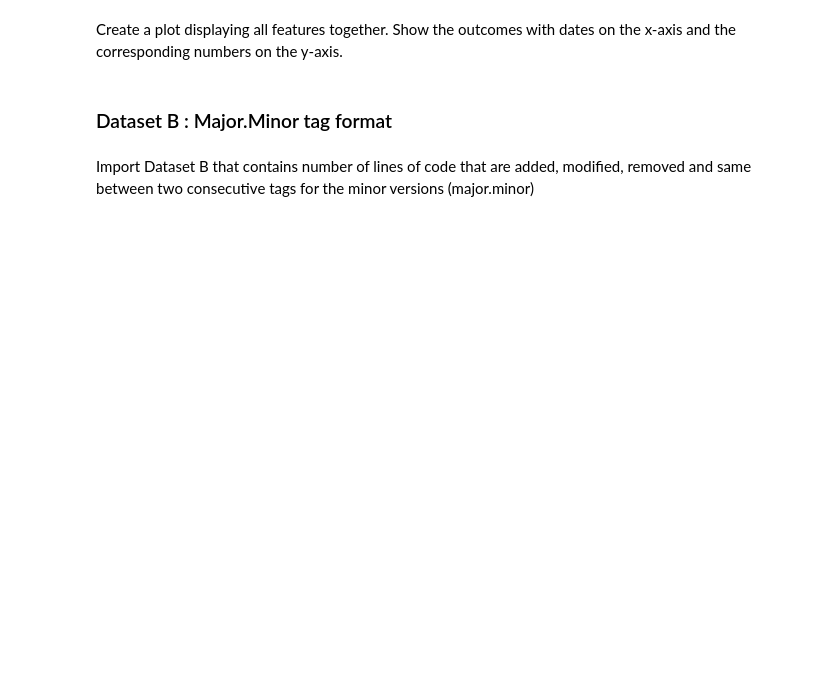
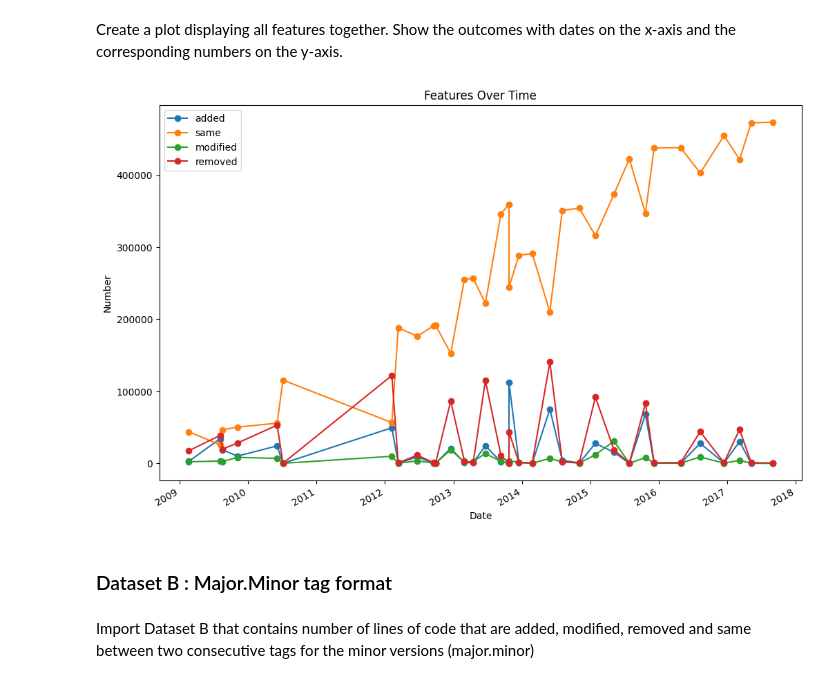
Before and after one commit to DanLoris/Software-Evolution-Practical-Lehmans-Laws, a Jupyter notebook: LawsSoftEvol_CodeCounting.ipynb, the cells around one changed output. Cells and saved outputs as stored; diff of their text form; code cells hidden in the pictures; blank space fills up the shorter version.

```diff
--- a/LawsSoftEvol_CodeCounting.ipynb
+++ b/LawsSoftEvol_CodeCounting.ipynb
@@ -457,4 +489,10 @@ Exclude all comment lines and verify if the Law of Increasing Growth applies aft
 # %% [markdown]
 Import Dataset A that contains number of lines of code that are added, modified, removed and same between two consecutive tags for the three component versions (major.minor.patch)
 # %%
+import pandas as pd
 # WRITE YOUR CODE HERE
+# Read the CSV file into a DataFrame
+set_A = pd.read_csv("data/LawContinuingChangeDatasetA.csv")
+
+# Display the DataFrame
+print(set_A)
@@ -462,6 +518,23 @@ Import Dataset A that contains number of lines of code that are added, modified,
 Create a plot displaying all features together. Show the outcomes with dates on the x-axis and the corresponding numbers on the y-axis.
 # %%
 # WRITE YOUR CODE HERE
+
+# Convert 'date' column to datetime
+set_A['date'] = pd.to_datetime(set_A['date'])
+
+# Set 'date' as index
+set_A.set_index('date', inplace=True)
+
+# Plot all features
+set_A.plot(figsize=(12, 8), linestyle='-', marker='o')
+
+plt.xlabel('Date')
+plt.ylabel('Number')
+plt.title('Features Over Time')
+plt.legend()
+plt.show()
+# %% [output]
+[figure, added]
 # %% [markdown]
 ### Dataset B : Major.Minor tag format
 # %% [markdown]
```
Also changed, not shown: parts of 12 cells of this notebook.
